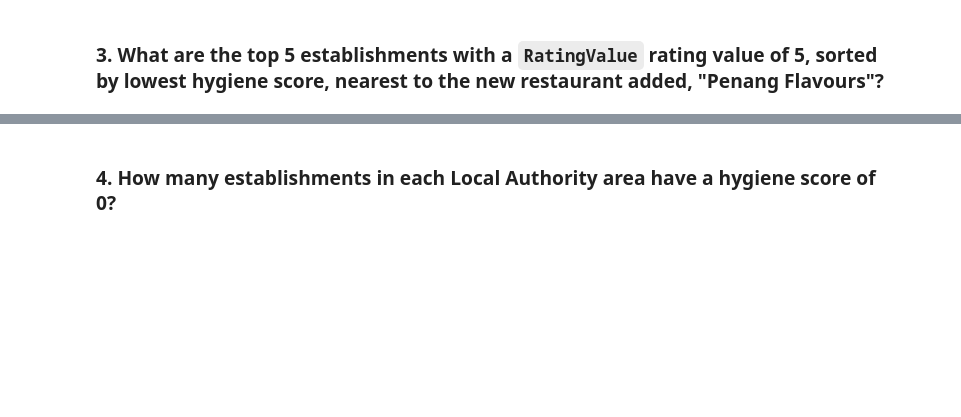
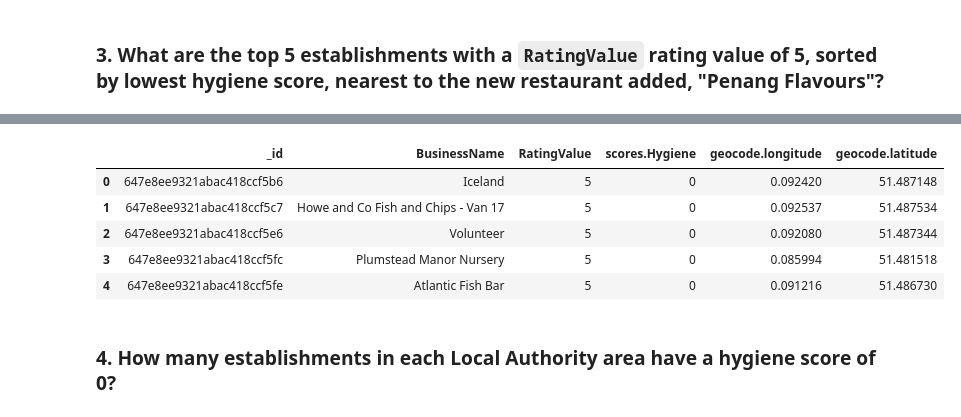
Before and after one commit to BigSuez/nosql-challenge, a Jupyter notebook: NoSQL_analysis_starter.ipynb, the cells around one changed output, grey strips where cells are left out. Cells and saved outputs as stored; diff of their text form; code cells hidden in the pictures; blank space fills up the shorter version.

```diff
--- a/NoSQL_analysis_starter.ipynb
+++ b/NoSQL_analysis_starter.ipynb
@@ -142,10 +142,17 @@ results_df.head(10)
 # Sort by hygiene score
 
 degree_search = 0.01
-latitude =
-longitude =
+latitude = 51.49014200
+longitude = 0.08384000
 
-query =
-sort =
+query = {'RatingValue':5,
+         'geocode.latitude': {'$gte': latitude-degree_search, '$lte': latitude+degree_search},
+         'geocode.longitude': {'$gte': longitude-degree_search, '$lte': longitude+degree_search}}
+fields = {'BusinessName':1, 'geocode.latitude':1, 'geocode.longitude':1, 'RatingValue':1, 'scores.Hygiene':1}
+sort =  [('scores.Hygiene', 1)]
 
+
+results = list(establishments.find(query, fields).sort(sort))
 # Print the results
+print(len(results))
+pprint(results)
@@ -152,5 +177,14 @@ sort =
 # %%
 # Convert result to Pandas DataFrame
+results_df = pd.json_normalize(results)
+results_df.head()
+# %% [output]
+|  | _id | BusinessName | RatingValue | scores.Hygiene | geocode.longitude | geocode.latitude |
+| 0 | 647e8ee9321abac418ccf5b6 | Iceland | 5 | 0 | 0.092420 | 51.487148 |
+| 1 | 647e8ee9321abac418ccf5c7 | Howe and Co Fish and Chips - Van 17 | 5 | 0 | 0.092537 | 51.487534 |
+| 2 | 647e8ee9321abac418ccf5e6 | Volunteer | 5 | 0 | 0.092080 | 51.487344 |
+| 3 | 647e8ee9321abac418ccf5fc | Plumstead Manor Nursery | 5 | 0 | 0.085994 | 51.481518 |
+| 4 | 647e8ee9321abac418ccf5fe | Atlantic Fish Bar | 5 | 0 | 0.091216 | 51.486730 |
 # %% [markdown]
 ### 4. How many establishments in each Local Authority area have a hygiene score of 0?
 # %%
```
Also changed, not shown: parts of 7 cells of this notebook, 1 other file.
